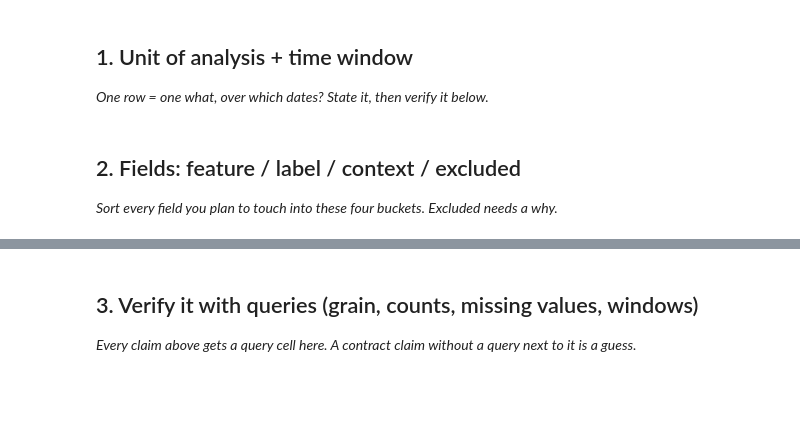
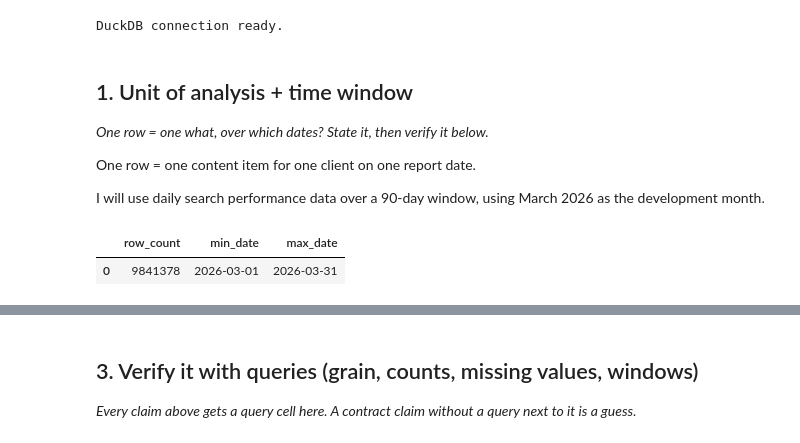
Before and after one commit to furkankumrudev/flyrank-ml-internship, a Jupyter notebook: work/notebooks/w03_data_contract.ipynb, the cells around one changed output, grey strips where cells are left out. Cells and saved outputs as stored; diff of their text form; code cells hidden in the pictures; blank space fills up the shorter version.

Commit message:
Colab kullanılarak oluşturuldu

```diff
--- a/work/notebooks/w03_data_contract.ipynb
+++ b/work/notebooks/w03_data_contract.ipynb
@@ -9,11 +11,47 @@ This skeleton is yours to fill. Work the sections **in order** — each one has
+# %%
+import os
+import duckdb
+from google.colab import userdata
+
+HF_TOKEN = userdata.get("HF_TOKEN")
+
+con = duckdb.connect()
+
+con.execute(
+    f"CREATE OR REPLACE SECRET hf "
+    f"(TYPE huggingface, TOKEN '{HF_TOKEN}')"
+)
+
+print("DuckDB connection ready.")
+# %% [output]
+DuckDB connection ready.
 # %% [markdown]
 ## 1. Unit of analysis + time window
 
 *One row = one what, over which dates? State it, then verify it below.*
+
+One row = one content item for one client on one report date.
+
+I will use daily search performance data over a 90-day window, using March 2026 as the development month.
 # %%
 # This cell is for CODE (numbers, a query, a check).
 # Write your text answer in the cell ABOVE this one — typing sentences here breaks Run All.
+
+REL = "hf://datasets/FlyRank/internship-warehouse"
+
+fact_daily = f"""
+read_parquet('{REL}/fact_content_daily_performance/month=2026-03/*.parquet')
+"""
+
+check = con.sql(f"""
+SELECT
+    COUNT(*) AS row_count,
+    MIN(report_date) AS min_date,
+    MAX(report_date) AS max_date
+FROM {fact_daily}
+""").df()
+
+check
+# %% [output]
+|  | row_count | min_date | max_date |
+| 0 | 9841378 | 2026-03-01 | 2026-03-31 |
-# %% [markdown]
-## 2. Fields: feature / label / context / excluded
-
-*Sort every field you plan to touch into these four buckets. Excluded needs a why.*
```
Also changed, not shown: parts of 6 cells of this notebook.
